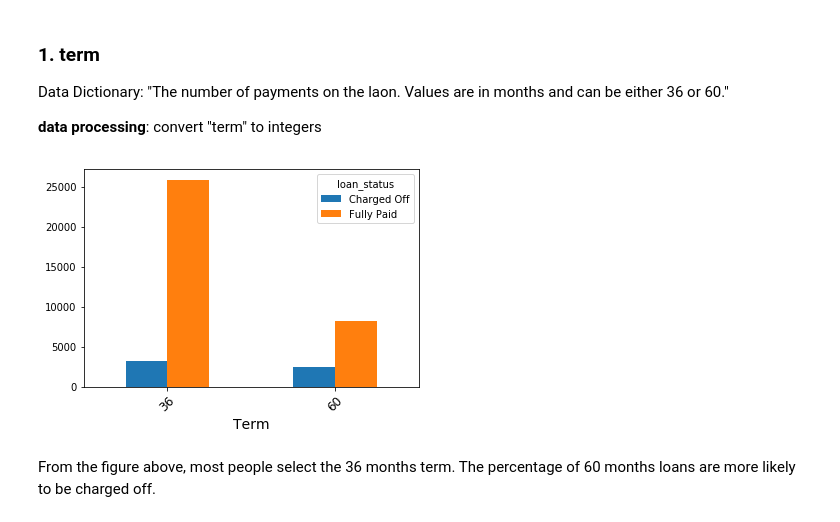
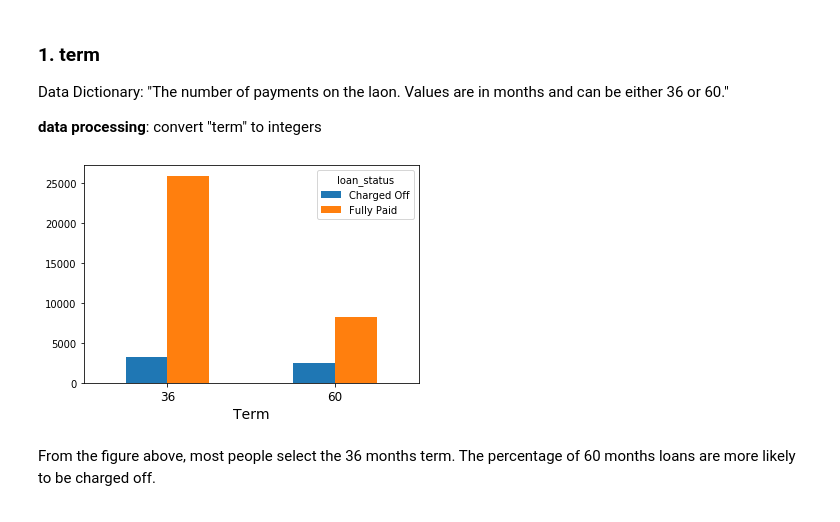
Before and after one commit to xslittlemaggie/Deep-Learning-Machine-Learning-Projects, a Jupyter notebook: Loan_Risk_Detection_RandomForest.ipynb, the cells around one changed output. Drawn from its saved outputs; the diff is of its cells as text; code cells hidden in the pictures.

```diff
--- a/Loan_Risk_Detection_RandomForest.ipynb
+++ b/Loan_Risk_Detection_RandomForest.ipynb
@@ -300,12 +317,12 @@ loans['term'] = loans['term'].replace(" 36 months", 36).replace(" 60 months", 60
 # %%
 pvt = pd.pivot_table(loans[["loan_status", "term"]], index = "term", columns = "loan_status", aggfunc = len)
 
 pvt.plot(kind = "bar", figsize = (6, 4))
 plt.xlabel("Term", size = 14)
-plt.xticks(rotation = 45, size = 12)
+plt.xticks(rotation = 0, size = 12)
 plt.show()
 # %% [output]
-[figure, old version]
+[figure, new version]
 # %% [markdown]
 From the figure above, most people select the 36 months term. The percentage of 60 months loans are more likely to be charged off.
 # %% [markdown]
```
Also changed, not shown: parts of 86 cells of this notebook.
